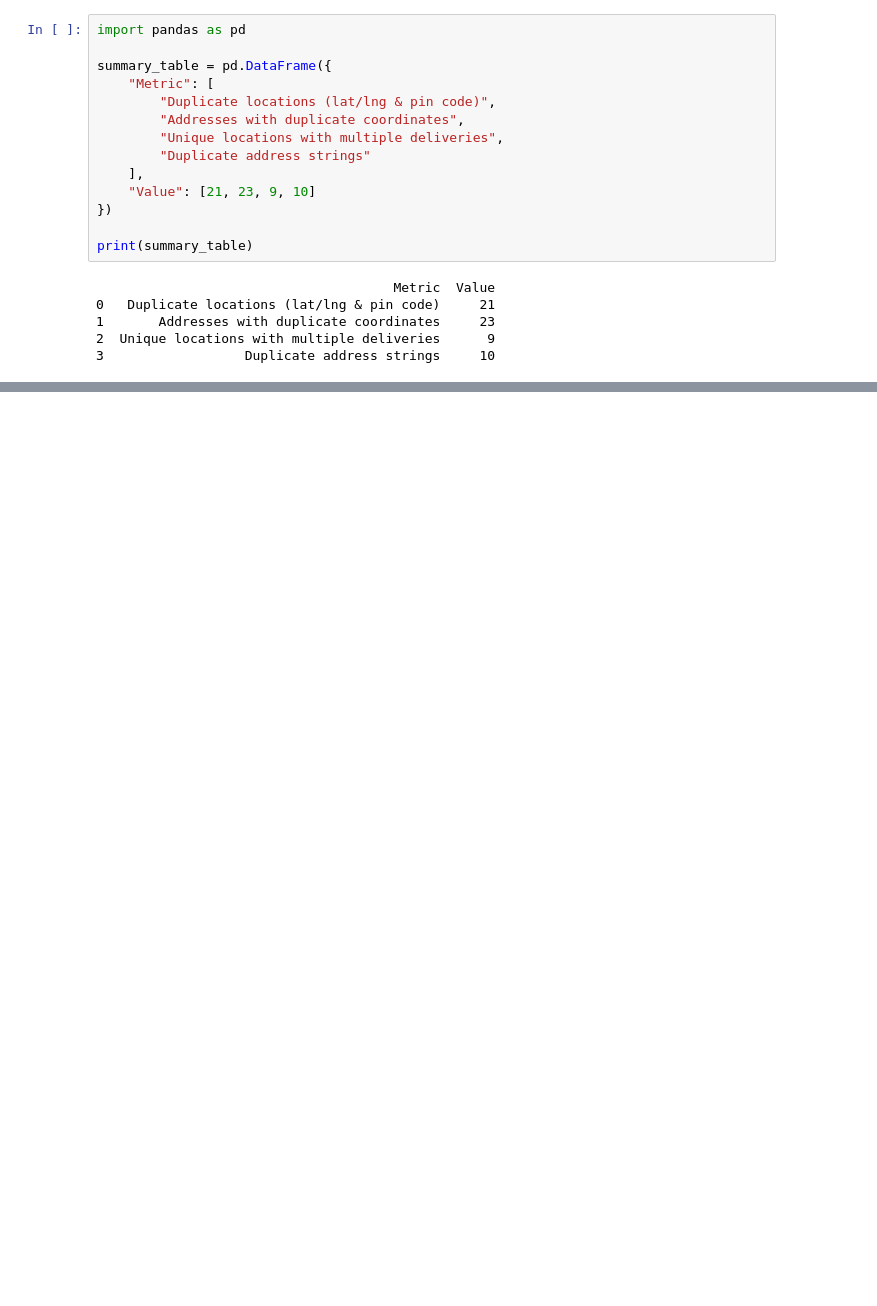
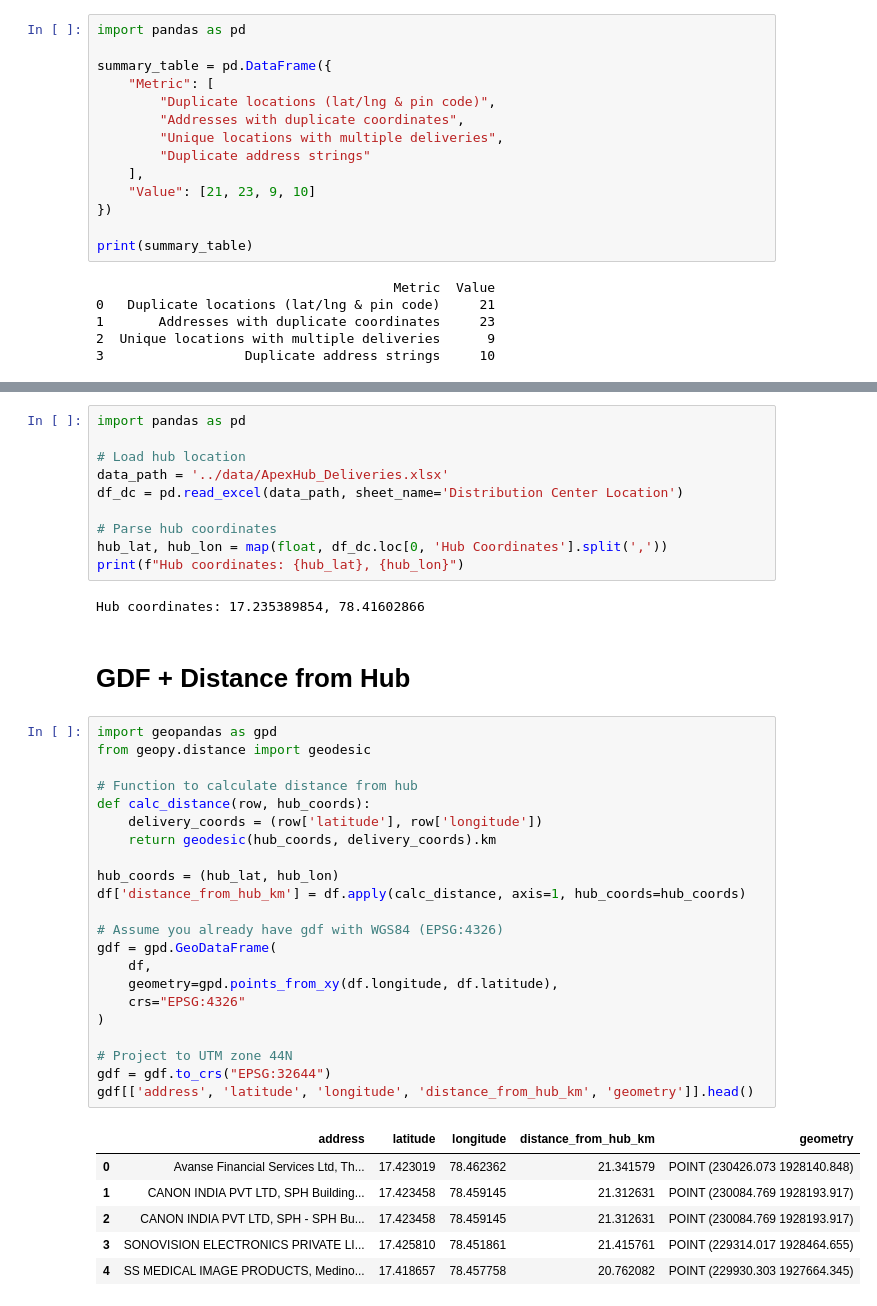
Before and after one commit to jaroxciv/routing, a Jupyter notebook: code/exploration.ipynb, the cells around one changed output, grey strips where cells are left out. Saved outputs shown, nothing was run; the diff lists cells and outputs as text; blank space fills up the shorter version.

```diff
--- a/code/exploration.ipynb
+++ b/code/exploration.ipynb
@@ -515,0 +649,43 @@ print(summary_table)
+# %%
+import pandas as pd
+
+# Load hub location
+data_path = '../data/ApexHub_Deliveries.xlsx'
+df_dc = pd.read_excel(data_path, sheet_name='Distribution Center Location')
+
+# Parse hub coordinates
+hub_lat, hub_lon = map(float, df_dc.loc[0, 'Hub Coordinates'].split(','))
+print(f"Hub coordinates: {hub_lat}, {hub_lon}")
+# %% [output]
+Hub coordinates: 17.235389854, 78.41602866
+# %% [markdown]
+# GDF + Distance from Hub
+# %%
+import geopandas as gpd
+from geopy.distance import geodesic
+
+# Function to calculate distance from hub
+def calc_distance(row, hub_coords):
+    delivery_coords = (row['latitude'], row['longitude'])
+    return geodesic(hub_coords, delivery_coords).km
+
+hub_coords = (hub_lat, hub_lon)
+df['distance_from_hub_km'] = df.apply(calc_distance, axis=1, hub_coords=hub_coords)
+
+# Assume you already have gdf with WGS84 (EPSG:4326)
+gdf = gpd.GeoDataFrame(
+    df,
+    geometry=gpd.points_from_xy(df.longitude, df.latitude),
+    crs="EPSG:4326"
+)
+
+# Project to UTM zone 44N
+gdf = gdf.to_crs("EPSG:32644")
+gdf[['address', 'latitude', 'longitude', 'distance_from_hub_km', 'geometry']].head()
+# %% [output]
+|  | address | latitude | longitude | distance_from_hub_km | geometry |
+| 0 | Avanse Financial Services Ltd, Th... | 17.423019 | 78.462362 | 21.341579 | POINT (230426.073 1928140.848) |
+| 1 | CANON INDIA PVT LTD, SPH Building... | 17.423458 | 78.459145 | 21.312631 | POINT (230084.769 1928193.917) |
+| 2 | CANON INDIA PVT LTD, SPH - SPH Bu... | 17.423458 | 78.459145 | 21.312631 | POINT (230084.769 1928193.917) |
+| 3 | SONOVISION ELECTRONICS PRIVATE LI... | 17.425810 | 78.451861 | 21.415761 | POINT (229314.017 1928464.655) |
+| 4 | SS MEDICAL IMAGE PRODUCTS, Medino... | 17.418657 | 78.457758 | 20.762082 | POINT (229930.303 1927664.345) |
```
Also changed, not shown: parts of 9 cells of this notebook.
